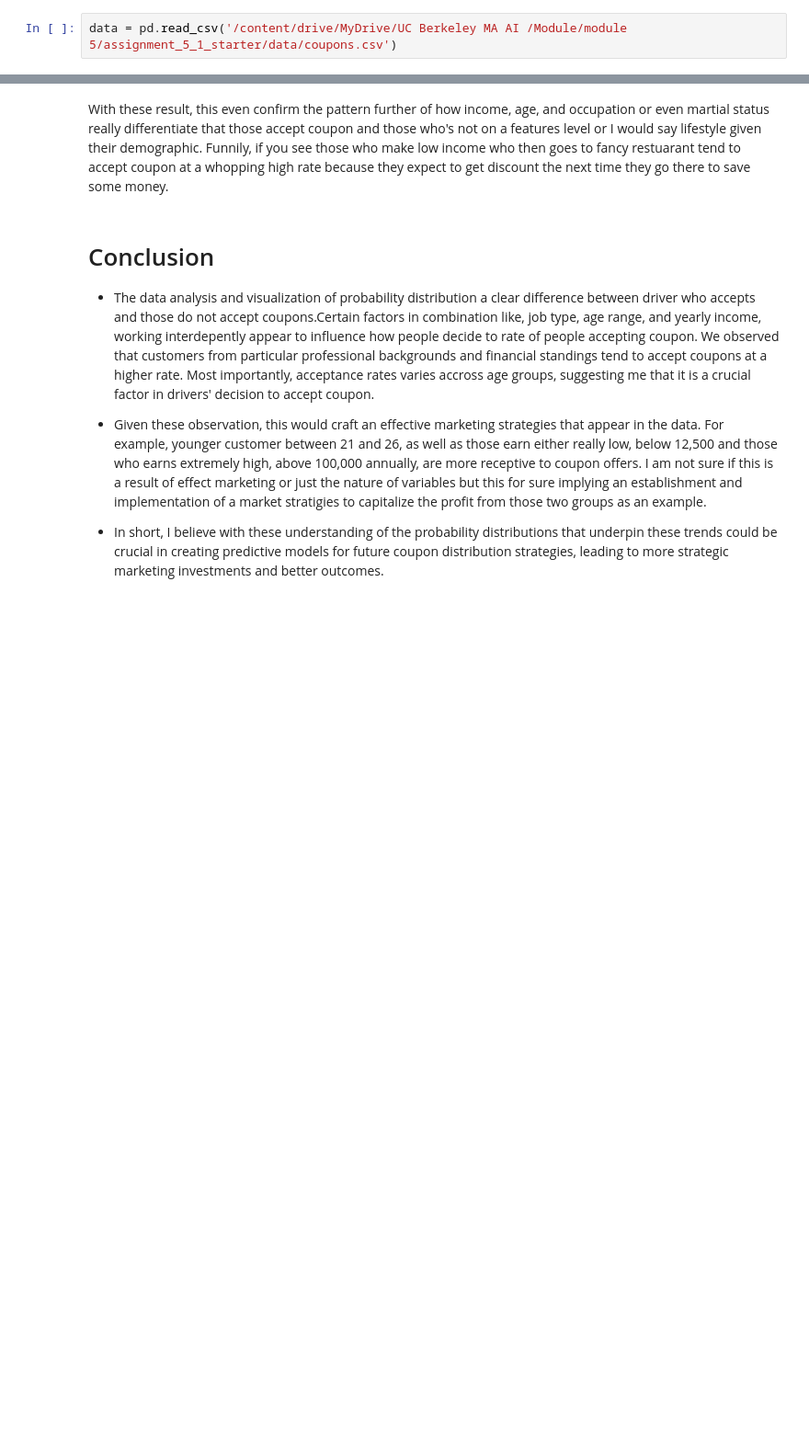
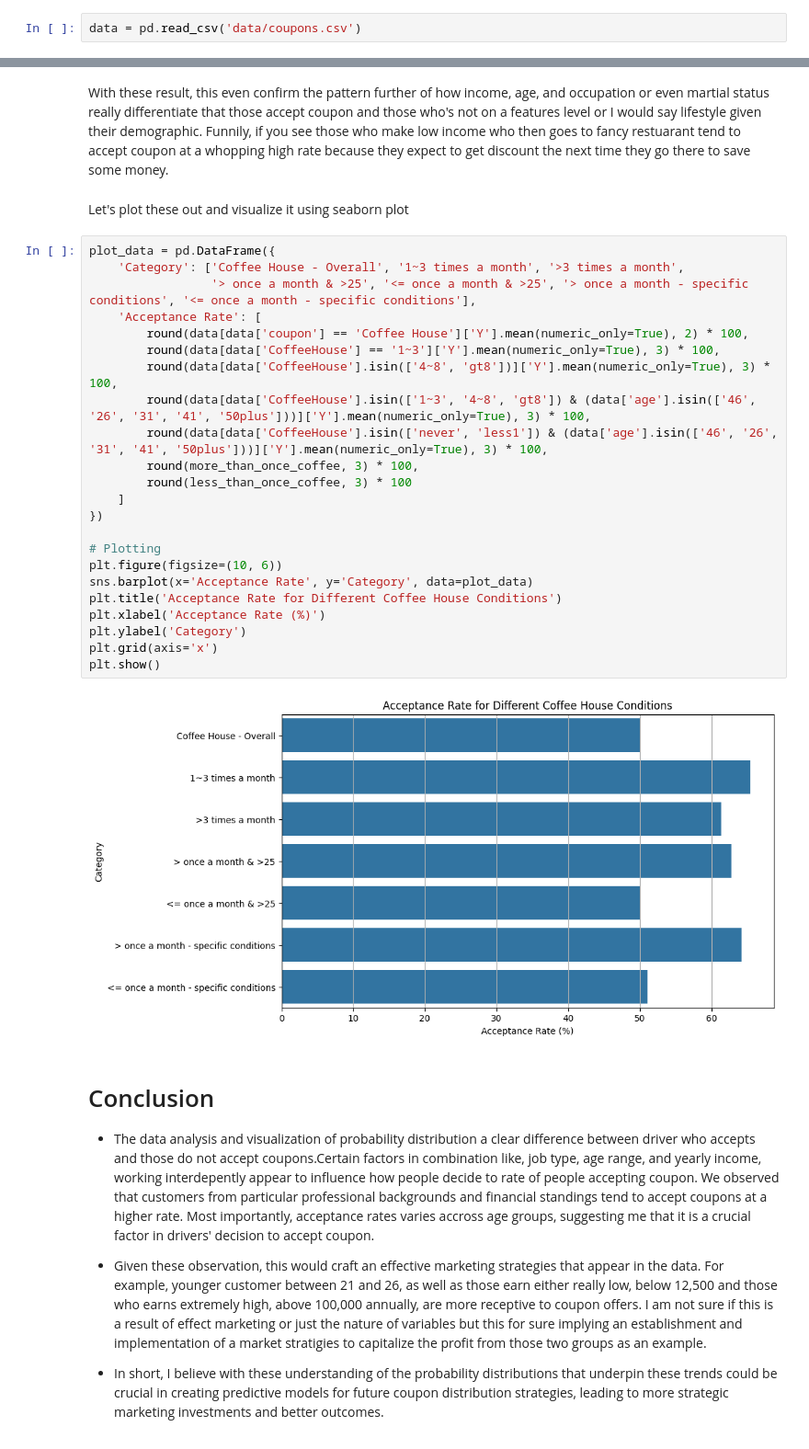
Before and after one commit to dcnguyen060899/UC_Berkeley-ML-AI_practical_assignment_1, a Jupyter notebook: prompt.ipynb, the cells around one changed output, grey strips where cells are left out. Shown at 92% size. Drawn from its saved outputs; the diff is of its cells as text; blank space fills up the shorter version.

```diff
--- a/prompt.ipynb
+++ b/prompt.ipynb
@@ -73,7 +73,7 @@ Use the prompts below to get started with your data analysis.
 
 1. Read in the `coupons.csv` file.
 # %%
-data = pd.read_csv('/content/drive/MyDrive/UC Berkeley MA AI /Module/module 5/assignment_5_1_starter/data/coupons.csv')
+data = pd.read_csv('data/coupons.csv')
 # %%
 data.head()
 # %% [output]
@@ -553,6 +553,33 @@ The acceptance rate of drivers who go to bars more than once a month, had passen
  The acceptance rate of drivers who go to cheap restaurants more than 4 times a month and income is less than 50K: 73.3%
 # %% [markdown]
 With these result, this even confirm the pattern further of how income, age, and occupation or even martial status really differentiate that those accept coupon and those who's not on a features level or I would say lifestyle given their demographic. Funnily, if you see those who make low income who then goes to fancy restuarant tend to accept coupon at a whopping high rate because they expect to get discount the next time they go there to save some money.
+# %% [markdown]
+Let's plot these out and visualize it using seaborn plot
+# %%
+plot_data = pd.DataFrame({
+    'Category': ['Coffee House - Overall', '1~3 times a month', '>3 times a month',
+                 '> once a month & >25', '<= once a month & >25', '> once a month - specific conditions', '<= once a month - specific conditions'],
+    'Acceptance Rate': [
+        round(data[data['coupon'] == 'Coffee House']['Y'].mean(numeric_only=True), 2) * 100,
+        round(data[data['CoffeeHouse'] == '1~3']['Y'].mean(numeric_only=True), 3) * 100,
+        round(data[data['CoffeeHouse'].isin(['4~8', 'gt8'])]['Y'].mean(numeric_only=True), 3) * 100,
+        round(data[data['CoffeeHouse'].isin(['1~3', '4~8', 'gt8']) & (data['age'].isin(['46', '26', '31', '41', '50plus']))]['Y'].mean(numeric_only=True), 3) * 100,
+        round(data[data['CoffeeHouse'].isin(['never', 'less1']) & (data['age'].isin(['46', '26', '31', '41', '50plus']))]['Y'].mean(numeric_only=True), 3) * 100,
+        round(more_than_once_coffee, 3) * 100,
+        round(less_than_once_coffee, 3) * 100
+    ]
+})
+
+# Plotting
+plt.figure(figsize=(10, 6))
+sns.barplot(x='Acceptance Rate', y='Category', data=plot_data)
+plt.title('Acceptance Rate for Different Coffee House Conditions')
+plt.xlabel('Acceptance Rate (%)')
+plt.ylabel('Category')
+plt.grid(axis='x')
+plt.show()
+# %% [output]
+[figure, added]
 # %% [markdown]
 # Conclusion
 - The data analysis and visualization of probability distribution a clear difference between driver who accepts and those do not accept coupons.Certain factors in combination like, job type, age range, and yearly income, working interdepently appear to influence how people decide to rate of people accepting coupon. We observed that customers from particular professional backgrounds and financial standings tend to accept coupons at a higher rate. Most importantly, acceptance rates varies accross age groups, suggesting me that it is a crucial factor in drivers' decision to accept coupon.
```
Also changed, not shown: parts of 1 cell of this notebook.
